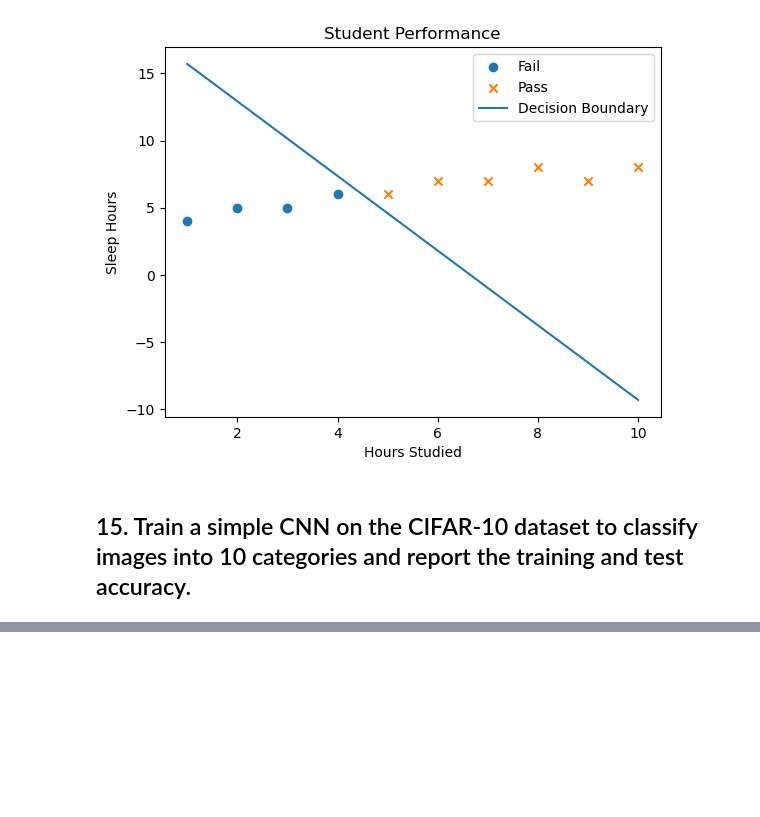
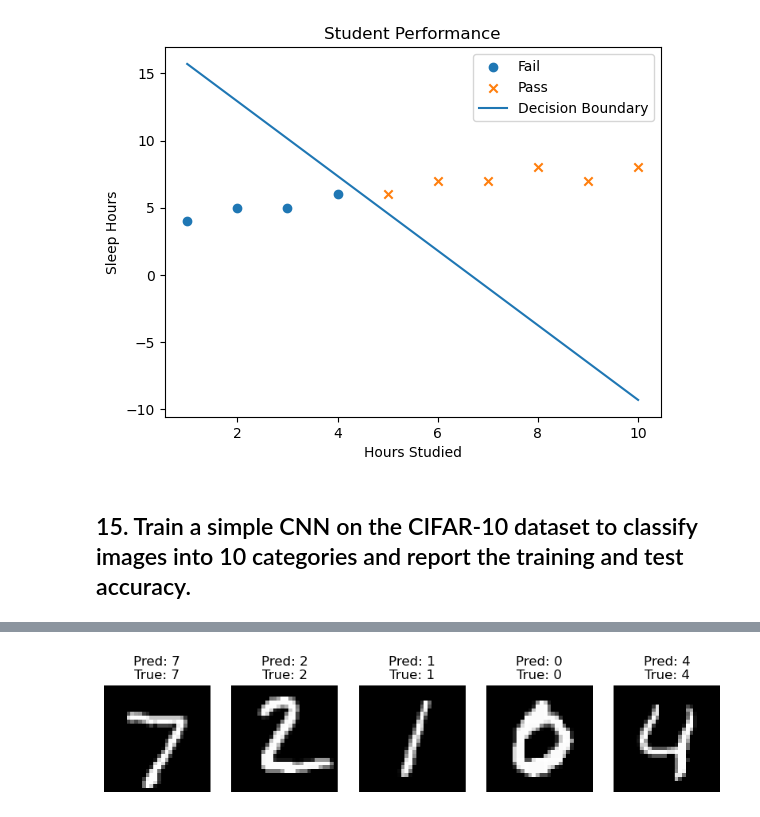
Before and after one commit to Rupeshkumar96/Python_program, a Jupyter notebook: Data_Science.ipynb, the cells around one changed output, grey strips where cells are left out. Cells and saved outputs as stored; diff of their text form; code cells hidden in the pictures; blank space fills up the shorter version.

Commit message:
Today learn some CNN and RNN model , and solve

```diff
--- a/Data_Science.ipynb
+++ b/Data_Science.ipynb
@@ -728,0 +822,50 @@ print("Test Accuracy:", test_accuracy)
+# %%
+import matplotlib.pyplot as plt
+from tensorflow.keras.datasets import mnist
+from tensorflow.keras.models import Sequential
+from tensorflow.keras.layers import Dense, Flatten
+from tensorflow.keras.utils import to_categorical
+import numpy as np
+
+# Load MNIST dataset
+(X_train, y_train), (X_test, y_test) = mnist.load_data()
+
+# Normalize data
+X_train = X_train / 255.0
+X_test = X_test / 255.0
+
+# One-hot encode labels
+y_train_cat = to_categorical(y_train, 10)
+y_test_cat = to_categorical(y_test, 10)
+
+# Build ANN model
+model = Sequential([
+    Flatten(input_shape=(28,28)),
+    Dense(128, activation='relu'),
+    Dense(10, activation='softmax')
+])
+
+# Compile model
+model.compile(optimizer='adam',
+              loss='categorical_crossentropy',
+              metrics=['accuracy'])
+
+# Train model
+model.fit(X_train, y_train_cat, epochs=5, batch_size=32, verbose=1)
+
+# Evaluate model
+loss, accuracy = model.evaluate(X_test, y_test_cat, verbose=0)
+print("Test Accuracy:", accuracy)
+
+# Predict on test data
+predictions = model.predict(X_test)
+
+# Display sample predictions
+plt.figure(figsize=(10,4))
+for i in range(5):
+    plt.subplot(1,5,i+1)
+    plt.imshow(X_test[i], cmap='gray')
+    plt.title(f"Pred: {np.argmax(predictions[i])}\nTrue: {y_test[i]}")
+    plt.axis('off')
+plt.show()
+# %% [output]
@@ -728,0 +884 @@ print("Test Accuracy:", test_accuracy)
+[figure, added]
```
Also changed, not shown: parts of 17 cells of this notebook.
